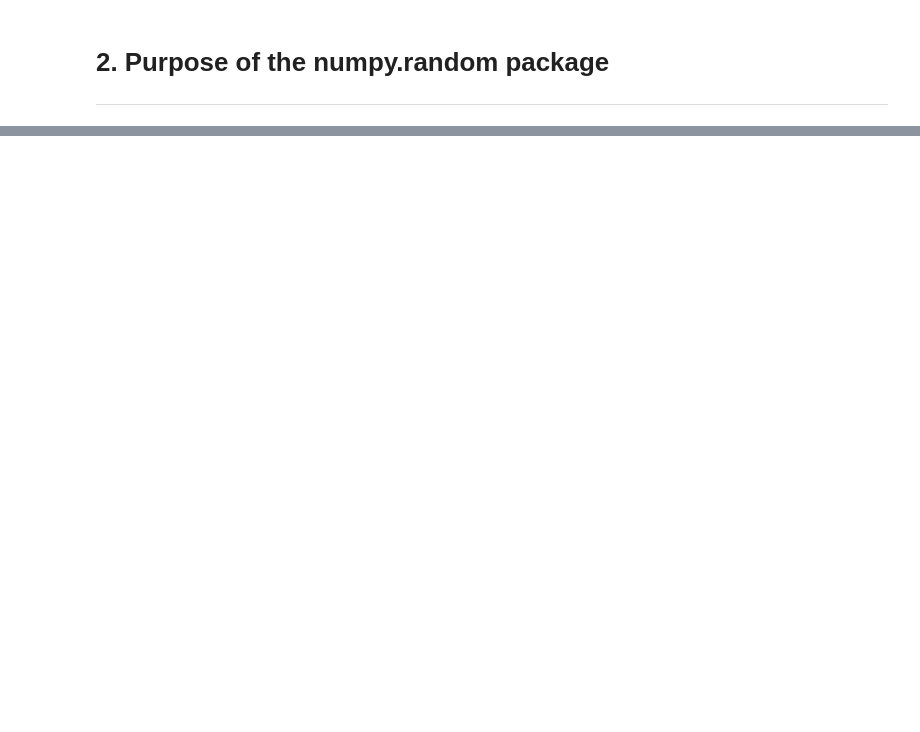
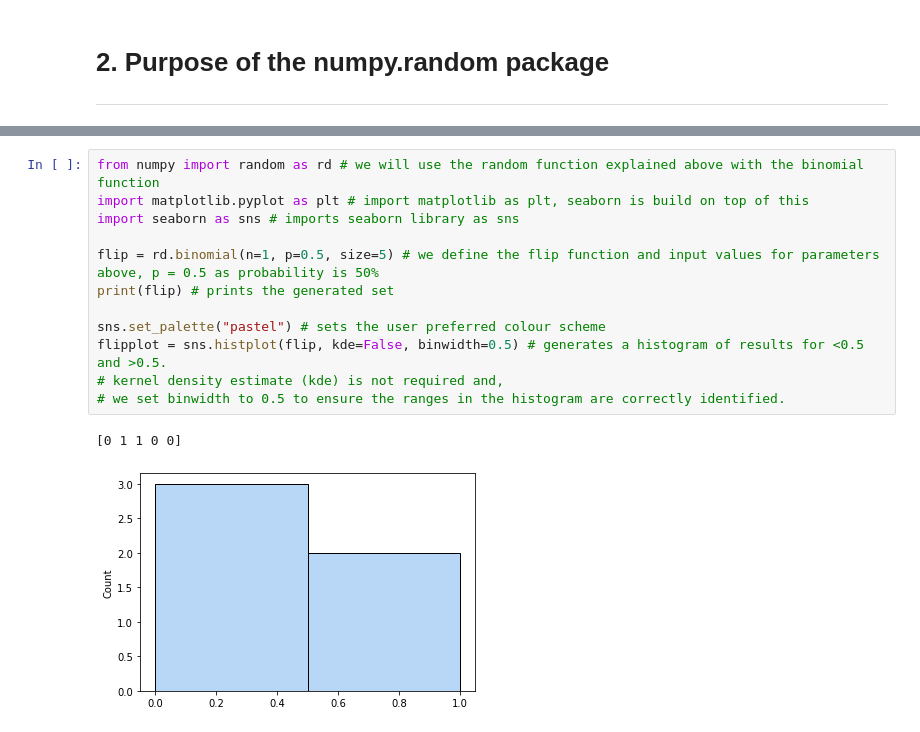
Before and after one commit to Keitho08/Prog-ScriptingAssigment2020, a Jupyter notebook: The numpy.random Package Explained..ipynb, the cells around one changed output, grey strips where cells are left out. Saved outputs shown, nothing was run; the diff lists cells and outputs as text; blank space fills up the shorter version.

```diff
--- a/The numpy.random Package Explained..ipynb
+++ b/The numpy.random Package Explained..ipynb
@@ -50,0 +190,15 @@ Real world examples of where there numpy random generation package may be used i
+# %%
+from numpy import random as rd # we will use the random function explained above with the binomial function
+import matplotlib.pyplot as plt # import matplotlib as plt, seaborn is build on top of this
+import seaborn as sns # imports seaborn library as sns
+
+flip = rd.binomial(n=1, p=0.5, size=5) # we define the flip function and input values for parameters above, p = 0.5 as probability is 50%
+print(flip) # prints the generated set
+
+sns.set_palette("pastel") # sets the user preferred colour scheme
+flipplot = sns.histplot(flip, kde=False, binwidth=0.5) # generates a histogram of results for <0.5 and >0.5.
+# kernel density estimate (kde) is not required and,
+# we set binwidth to 0.5 to ensure the ranges in the histogram are correctly identified.
+# %% [output]
+[0 1 1 0 0]
+[figure, added]
```
Also changed, not shown: parts of 52 cells of this notebook.
